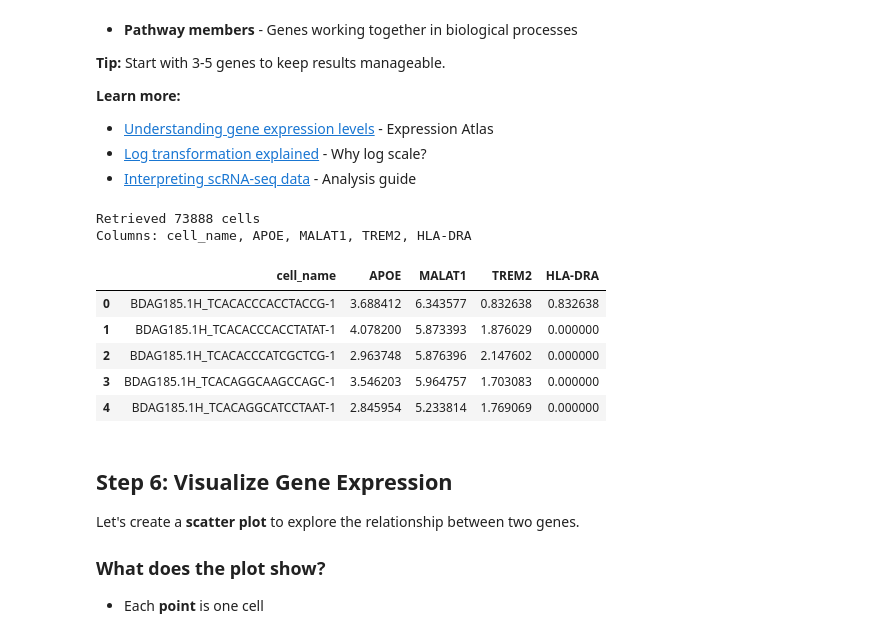
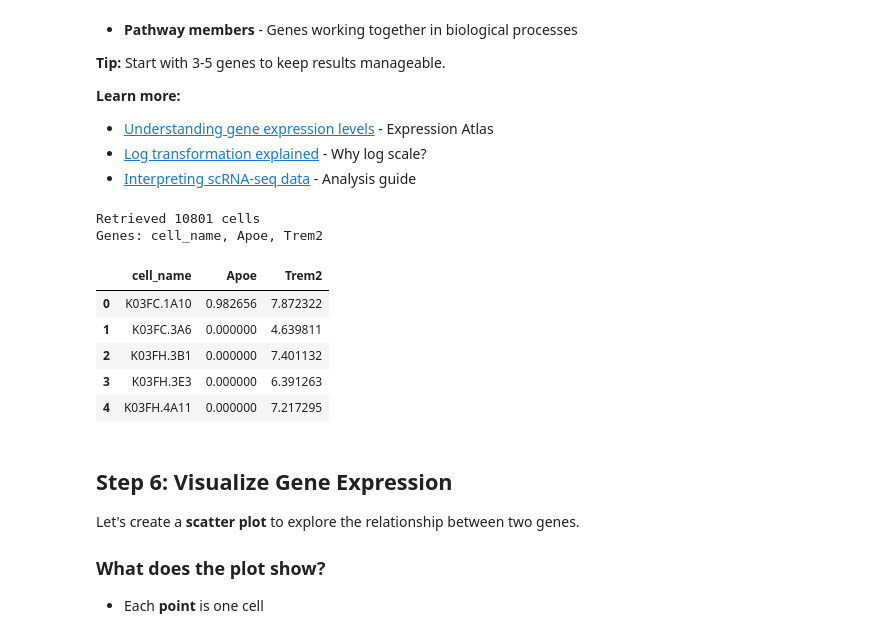
Before and after one commit to fierslab/anthive, a Jupyter notebook: webapp-src/jupyter/Getting_Started.ipynb, the cells around one changed output. Cells and saved outputs as stored; diff of their text form; code cells hidden in the pictures.

```diff
--- a/webapp-src/jupyter/Getting_Started.ipynb
+++ b/webapp-src/jupyter/Getting_Started.ipynb
@@ -214,25 +218,22 @@ Most analyses use the **normalized** layer ("data") because it accounts for tech
 - [Understanding t-SNE](https://distill.pub/2016/misread-tsne/) - Common pitfalls
 # %%
 # Use first database (or replace with any database you like:
-db_id = databases.iloc[0]['id']
+db_id = 'SF9/SAN'
+# or try: db_id = databases.iloc[0]['id']
 print(f"Selected database: {db_id}")
 print()
 
-# Get database info
+# Get some database info
 info = client.get_database_info(db_id)
-print(f"Cells: {info['n_cells']:,}")
-print(f"Genes: {info['n_genes']:,}")
-print(f"Available layers: {', '.join(info['layers']) if info['layers'] else 'None'}")
-print(f"Available embeddings: {', '.join(info['embeddings']) if info['embeddings'] else 'None'}")
+print(f"Cells       : {info['n_cells']:,}")
+print(f"Genes       : {info['n_genes']:,}")
+print(f"Layers      : {', '.join(info['layers']) if info['layers'] else 'None'}")
+print(f"Embeddings  : {', '.join(info['embeddings']) if info['embeddings'] else 'None'}")
 
 # Determine which layer to use (prefer "X", fallback to first available)
-if 'X' in info['layers']:
-    layer = 'X'
-elif info['layers']:
-    layer = info['layers'][0]
-else:
-    layer = 'ERROR!'
+layer = info.get('default_layer')
+if not layer:
     print("Warning: Cannot find a proper layer??")
 
-print(f"\nUsing layer: {layer}")
+print(f"\nUsing layer : {layer}")
 # %% [output]
@@ -303,29 +308,29 @@ Choose genes relevant to your research question:
 - [Interpreting scRNA-seq data](https://www.sc-best-practices.org/introduction/analysis_tools.html) - Analysis guide
 # %%
 # replace with genes of interest:
-query_genes = ['APOE', 'MALAT1', 'TREM2', 'HLA-DRA']
+query_genes = ['Apoe', 'Trem2']
 
 # get expression data
-df = client.get_cells(
+data = client.get_cells(
     db_id,
     genes=query_genes,
-    layer='data',  # Use detected layer
+    layer=layer,         # Use detected layer
     format='dataframe'
 )
 
-print(f"Retrieved {len(df)} cells")
-print(f"Columns: {', '.join(df.columns)}")
+print(f"Retrieved {len(data)} cells")
+print(f"Genes: {', '.join(data.columns)}")
 print()
-df.head()
+data.head()
 # %% [output]
-Retrieved 73888 cells
-Columns: cell_name, APOE, MALAT1, TREM2, HLA-DRA
+Retrieved 10801 cells
+Genes: cell_name, Apoe, Trem2
-|  | cell_name | APOE | MALAT1 | TREM2 | HLA-DRA |
-| 0 | BDAG185.1H_TCACACCCACCTACCG-1 | 3.688412 | 6.343577 | 0.832638 | 0.832638 |
-| 1 | BDAG185.1H_TCACACCCACCTATAT-1 | 4.078200 | 5.873393 | 1.876029 | 0.000000 |
-| 2 | BDAG185.1H_TCACACCCATCGCTCG-1 | 2.963748 | 5.876396 | 2.147602 | 0.000000 |
-| 3 | BDAG185.1H_TCACAGGCAAGCCAGC-1 | 3.546203 | 5.964757 | 1.703083 | 0.000000 |
-| 4 | BDAG185.1H_TCACAGGCATCCTAAT-1 | 2.845954 | 5.233814 | 1.769069 | 0.000000 |
+|  | cell_name | Apoe | Trem2 |
+| 0 | K03FC.1A10 | 0.982656 | 7.872322 |
+| 1 | K03FC.3A6 | 0.000000 | 4.639811 |
+| 2 | K03FH.3B1 | 0.000000 | 7.401132 |
+| 3 | K03FH.3E3 | 0.000000 | 6.391263 |
+| 4 | K03FH.4A11 | 0.000000 | 7.217295 |
 # %% [markdown]
 ## Step 6: Visualize Gene Expression
 
```
Also changed, not shown: parts of 18 cells of this notebook, 11 other files.
